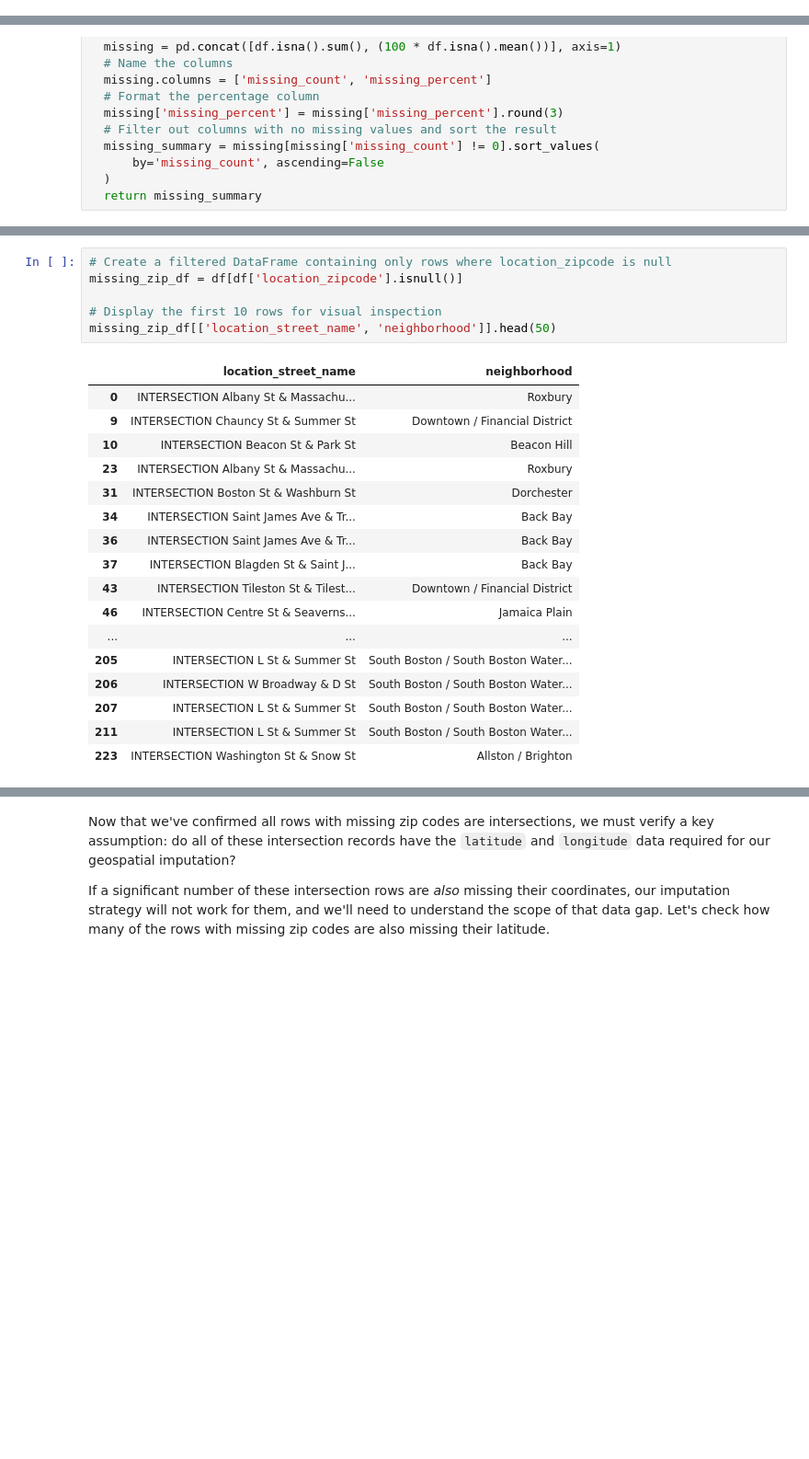
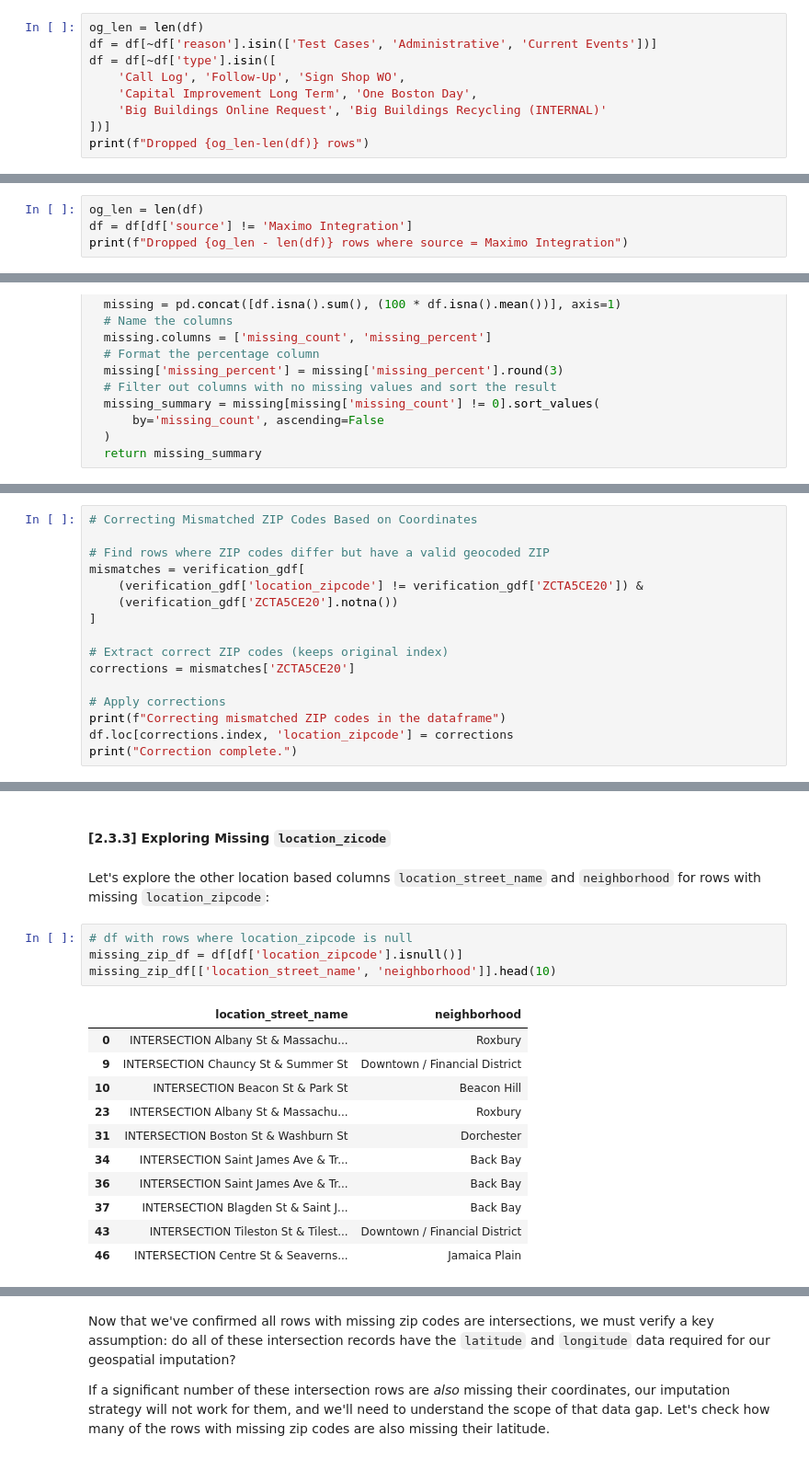
Before and after one commit to shivaaang/boston-311-analysis, a Jupyter notebook: notebooks/01_data_cleaning.ipynb, the cells around one changed output, grey strips where cells are left out. Shown at 92% size. Cells and saved outputs as stored; diff of their text form; blank space fills up the shorter version.

```diff
--- a/notebooks/01_data_cleaning.ipynb
+++ b/notebooks/01_data_cleaning.ipynb
@@ -600,0 +603,9 @@ source:
+# %%
+og_len = len(df)
+df = df[~df['reason'].isin(['Test Cases', 'Administrative', 'Current Events'])]
+df = df[~df['type'].isin([
+    'Call Log', 'Follow-Up', 'Sign Shop WO',
+    'Capital Improvement Long Term', 'One Boston Day',
+    'Big Buildings Online Request', 'Big Buildings Recycling (INTERNAL)'
+])]
+print(f"Dropped {og_len-len(df)} rows")
@@ -600,0 +632,4 @@ source:
+# %%
+og_len = len(df)
+df = df[df['source'] != 'Maximo Integration']
+print(f"Dropped {og_len - len(df)} rows where source = Maximo Integration")
@@ -715,0 +957,16 @@ The summary reveals that `location_zipcode` is missing in **22.81%** of cases. T
+# %%
+# Correcting Mismatched ZIP Codes Based on Coordinates
+
+# Find rows where ZIP codes differ but have a valid geocoded ZIP
+mismatches = verification_gdf[
+    (verification_gdf['location_zipcode'] != verification_gdf['ZCTA5CE20']) &
+    (verification_gdf['ZCTA5CE20'].notna())
+]
+
+# Extract correct ZIP codes (keeps original index)
+corrections = mismatches['ZCTA5CE20']
+
+# Apply corrections
+print(f"Correcting mismatched ZIP codes in the dataframe")
+df.loc[corrections.index, 'location_zipcode'] = corrections
+print("Correction complete.")
@@ -716,25 +1081,21 @@ The summary reveals that `location_zipcode` is missing in **22.81%** of cases. T
+# %% [markdown]
+#### [2.3.3] Exploring Missing `location_zicode`
+# %% [markdown]
+Let's explore the other location based columns `location_street_name` and `neighborhood` for rows with missing `location_zipcode`:
 # %%
-# Create a filtered DataFrame containing only rows where location_zipcode is null
+# df with rows where location_zipcode is null
 missing_zip_df = df[df['location_zipcode'].isnull()]
-
-# Display the first 10 rows for visual inspection
-missing_zip_df[['location_street_name', 'neighborhood']].head(50)
+missing_zip_df[['location_street_name', 'neighborhood']].head(10)
 # %% [output]
 |  | location_street_name | neighborhood |
 | 0 | INTERSECTION Albany St & Massachu... | Roxbury |
 | 9 | INTERSECTION Chauncy St & Summer St | Downtown / Financial District |
 | 10 | INTERSECTION Beacon St & Park St | Beacon Hill |
 | 23 | INTERSECTION Albany St & Massachu... | Roxbury |
 | 31 | INTERSECTION Boston St & Washburn St | Dorchester |
 | 34 | INTERSECTION Saint James Ave & Tr... | Back Bay |
 | 36 | INTERSECTION Saint James Ave & Tr... | Back Bay |
 | 37 | INTERSECTION Blagden St & Saint J... | Back Bay |
 | 43 | INTERSECTION Tileston St & Tilest... | Downtown / Financial District |
 | 46 | INTERSECTION Centre St & Seaverns... | Jamaica Plain |
-| ... | ... | ... |
-| 205 | INTERSECTION L St & Summer St | South Boston / South Boston Water... |
-| 206 | INTERSECTION W Broadway & D St | South Boston / South Boston Water... |
-| 207 | INTERSECTION L St & Summer St | South Boston / South Boston Water... |
-| 211 | INTERSECTION L St & Summer St | South Boston / South Boston Water... |
-| 223 | INTERSECTION Washington St & Snow St | Allston / Brighton |
 # %% [markdown]
```
Also changed, not shown: parts of 160 cells of this notebook, 6 other files.
